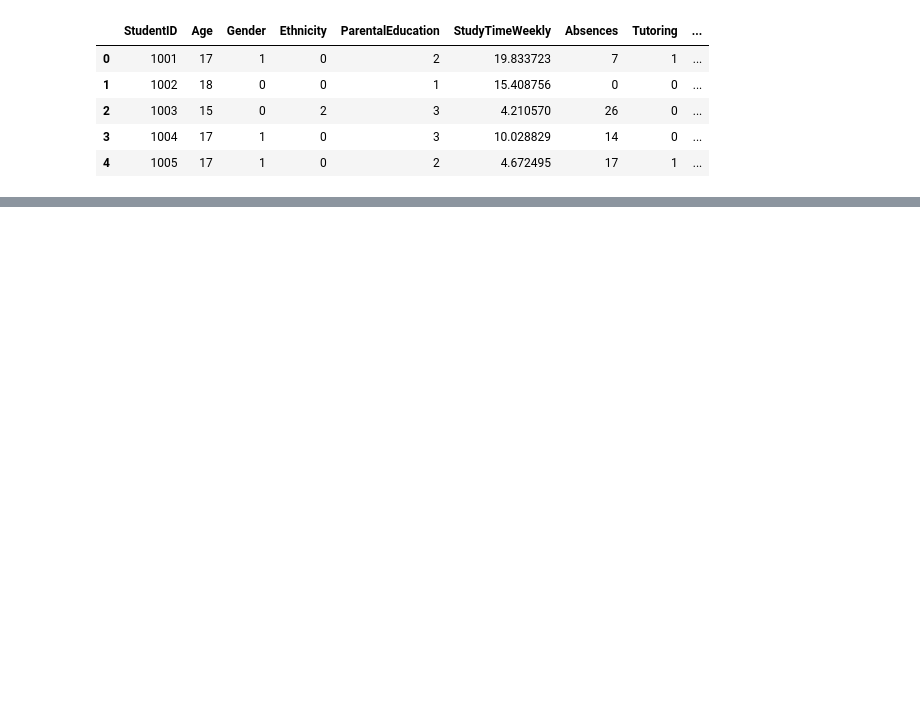
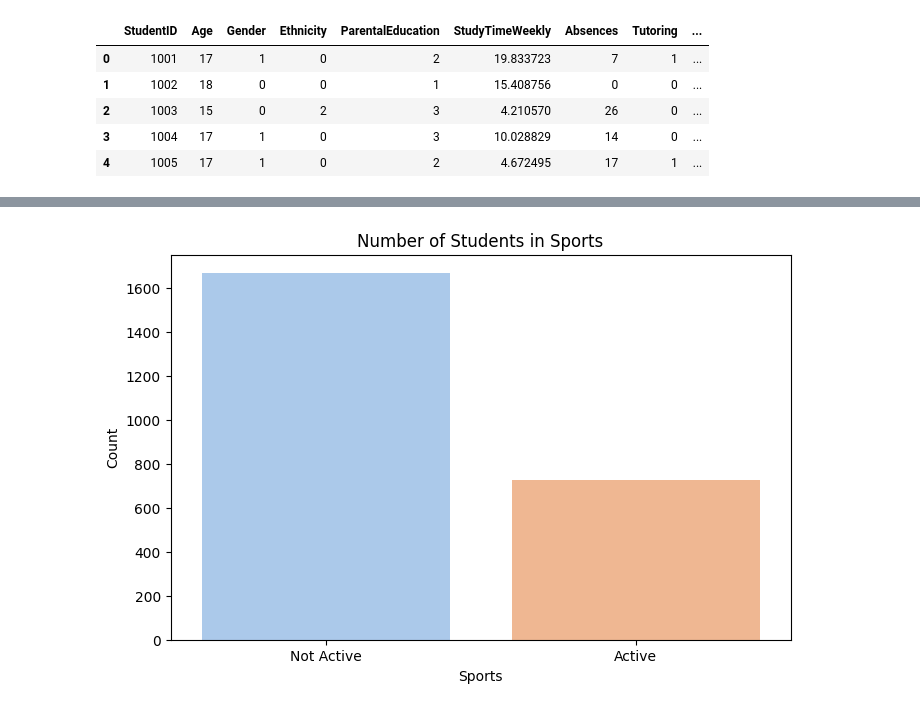
Before and after one commit to Thian0509/MLG382-Guided-Project, a Jupyter notebook: Jupyter_Notebooks/BrightPath_Academy.ipynb, the cells around one changed output, grey strips where cells are left out. Drawn from its saved outputs; the diff is of its cells as text; code cells hidden in the pictures; blank space fills up the shorter version.

```diff
--- a/Jupyter_Notebooks/BrightPath_Academy.ipynb
+++ b/Jupyter_Notebooks/BrightPath_Academy.ipynb
@@ -16,0 +80,11 @@ df.head()
+# %%
+plt.figure(figsize=(8, 5))
+sports_count = sns.countplot(data=df, x='Sports', palette='pastel', hue='Sports', legend=False)
+sports_count.set_title('Number of Students in Sports')
+sports_count.set_xlabel('Sports')
+sports_count.set_xticks([0, 1])
+sports_count.set_xticklabels(['Not Active', 'Active'])
+sports_count.set_ylabel('Count')
+plt.show()
+# %% [output]
+[figure, added]
```
Also changed, not shown: parts of 11 cells of this notebook.
